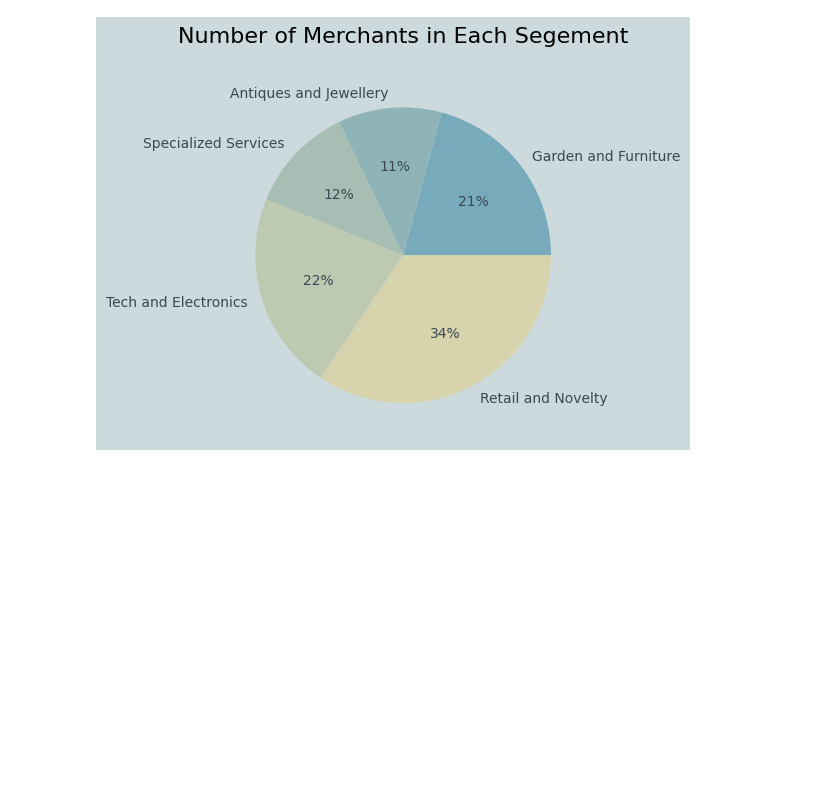
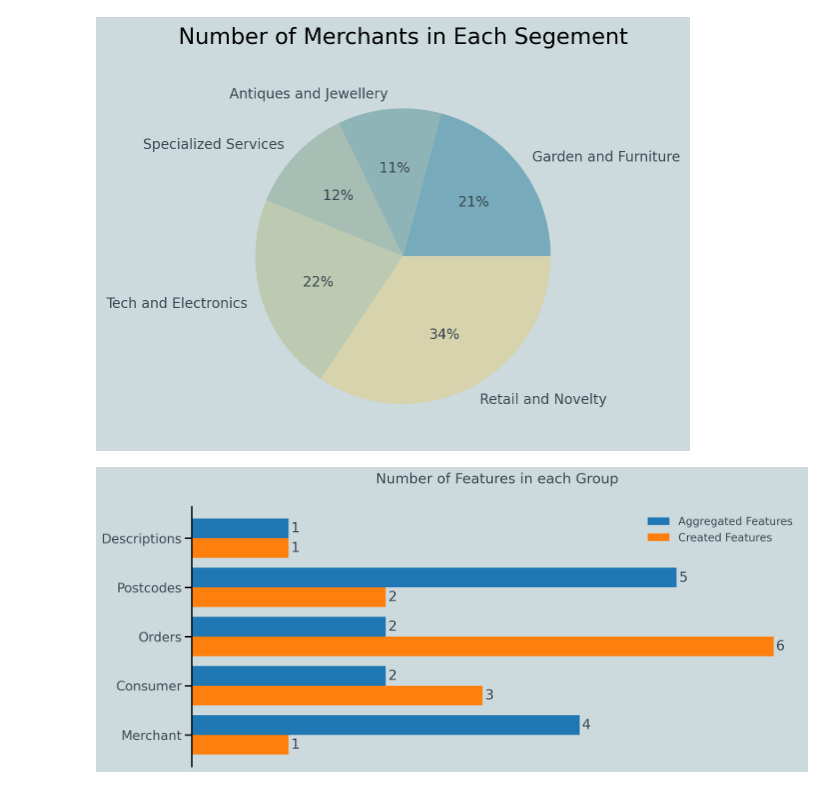
Before and after one commit to jameslafontaine/unimelb-mast30034-industry-project, a Jupyter notebook: notebooks/analysis/insights/insights_visualizations.ipynb, the cells around one changed output. Saved outputs shown, nothing was run; the diff lists cells and outputs as text; code cells hidden in the pictures; blank space fills up the shorter version.

Commit message:
bar chart of features

```diff
--- a/notebooks/analysis/insights/insights_visualizations.ipynb
+++ b/notebooks/analysis/insights/insights_visualizations.ipynb
@@ -111,3 +111,40 @@ plt.savefig("../../../plots/segementspieplot.png", bbox_inches='tight')
 plt.show()
 # %% [output]
 [figure]
+# %%
+feature_groups = ["Merchant", "Consumer", "Orders", "Postcodes", "Descriptions"]
+num_aggregated = [4,2,2,5,1]
+num_engineered = [1,3,6,2,1]
+
+X_axis = np.arange(len(feature_groups))
+
+sns.set_context('talk')
+
+fig, ax = plt.subplots(figsize=(14, 6))
+fig.set_facecolor("#ccdadd")
+ax.set_facecolor("#ccdadd")
+
+bar1 = ax.barh(X_axis + 0.2, num_aggregated, 0.4, label='Aggregated Features')
+bar2 = ax.barh(X_axis - 0.2, num_engineered, 0.4, label='Created Features')
+
+# Add bar labels
+for bar in bar1 + bar2:
+    width = bar.get_width()
+    ax.annotate('{}'.format(width),
+                 xy=(width, bar.get_y() + bar.get_height() / 2),
+                 xytext=(3, 0),  # 3 points horizontal offset
+                 textcoords="offset points",
+                 ha='left', va='center',
+                 color = "#3b4852",)
+
+ax.spines[['right', 'top', 'bottom']].set_visible(False)
+ax.xaxis.set_visible(False)
+
+ax.set_yticks(X_axis, feature_groups, color = "#3b4852")
+ax.set_title("Number of Features in each Group", pad=30, loc = "center", color = "#3b4852")
+ax.legend(fontsize=14, loc='upper right', frameon=False, labelcolor="#3b4852")
+
+plt.savefig("../../../plots/Num_features_bar.png")
+plt.show()
+# %% [output]
+[figure, added]
```
Also changed, not shown: 1 other file.
